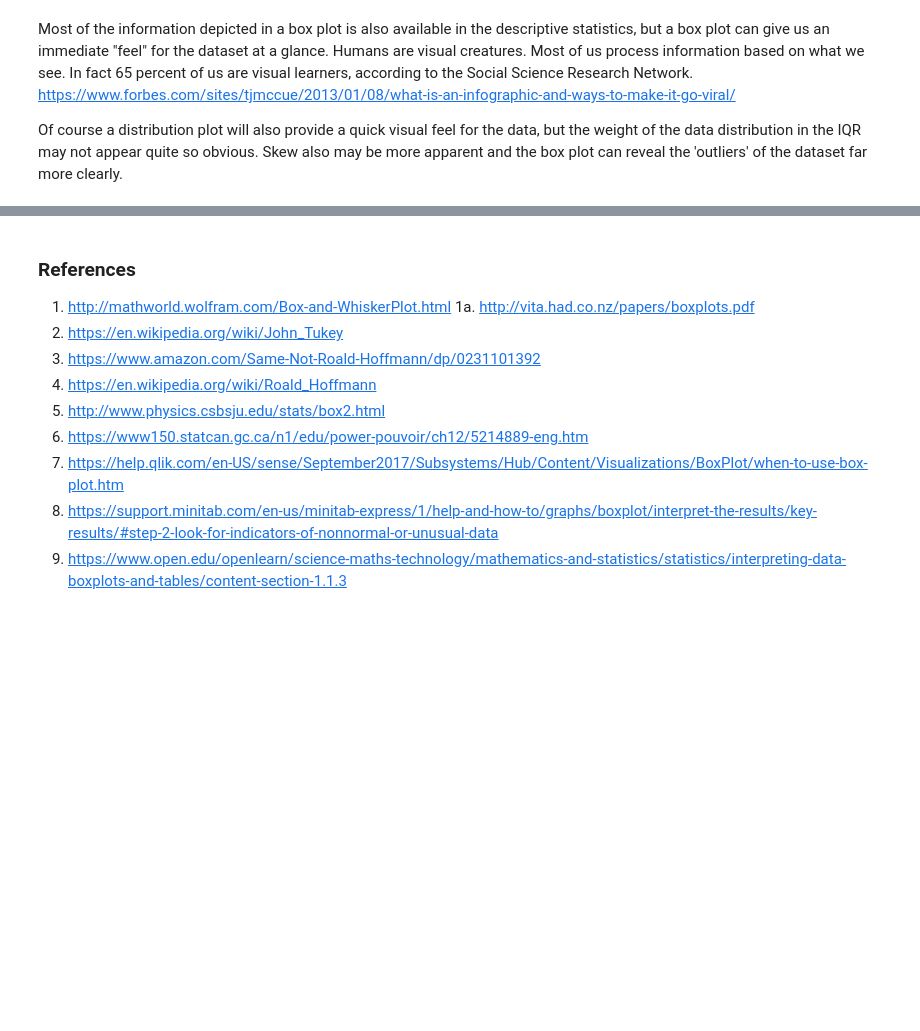
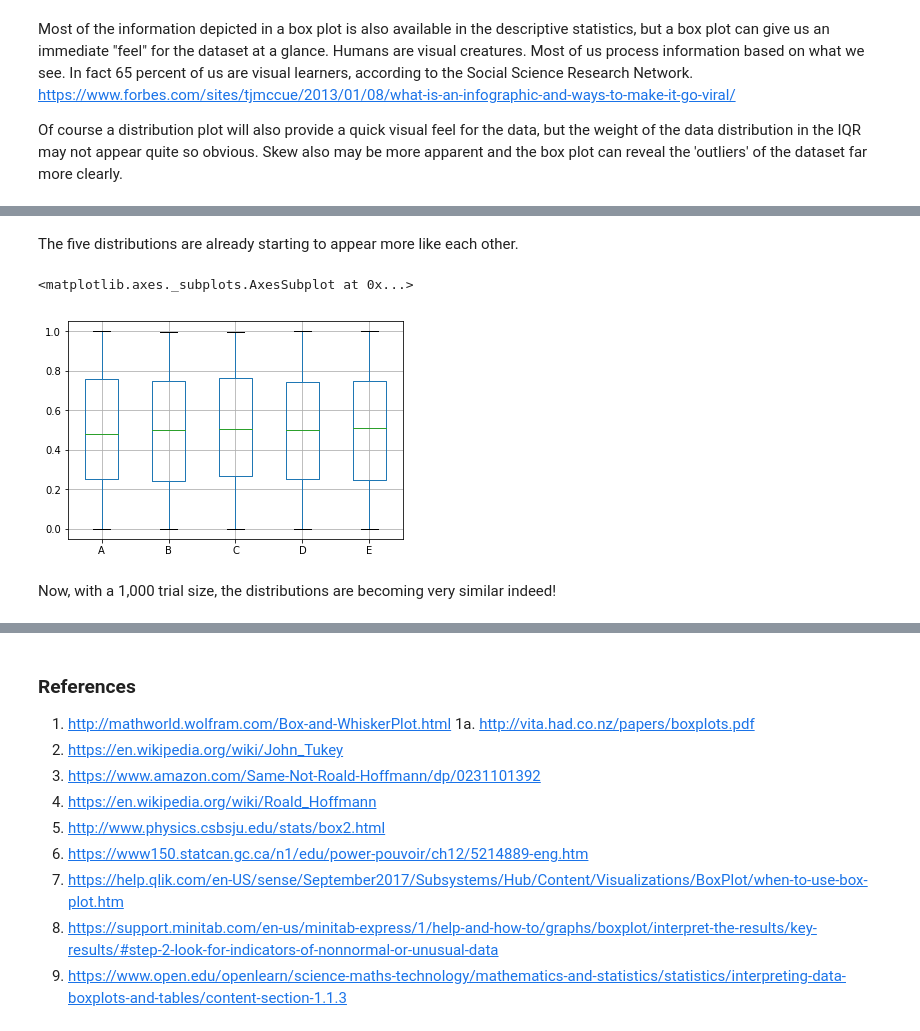
Before and after one commit to Aqua5lad/FDA-Dec-Project, a Jupyter notebook: FDA Project Dec 2018.ipynb, the cells around one changed output, grey strips where cells are left out. Drawn from its saved outputs; the diff is of its cells as text; code cells hidden in the pictures; blank space fills up the shorter version.

```diff
--- a/FDA Project Dec 2018.ipynb
+++ b/FDA Project Dec 2018.ipynb
@@ -153,0 +184,11 @@ Of course a distribution plot will also provide a quick visual feel for the data
+# %% [markdown]
+The five distributions are already starting to appear more like each other.
+# %%
+# Using Trial size of 1000
+df1 = pd.DataFrame(np.random.rand(1000, 5), columns=['A', 'B', 'C', 'D', 'E'])
+df1.boxplot()
+# %% [output]
+<matplotlib.axes._subplots.AxesSubplot at 0x...>
+[figure, added]
+# %% [markdown]
+Now, with a 1,000 trial size, the distributions are becoming very similar indeed!
```
Also changed, not shown: parts of 13 cells of this notebook.
